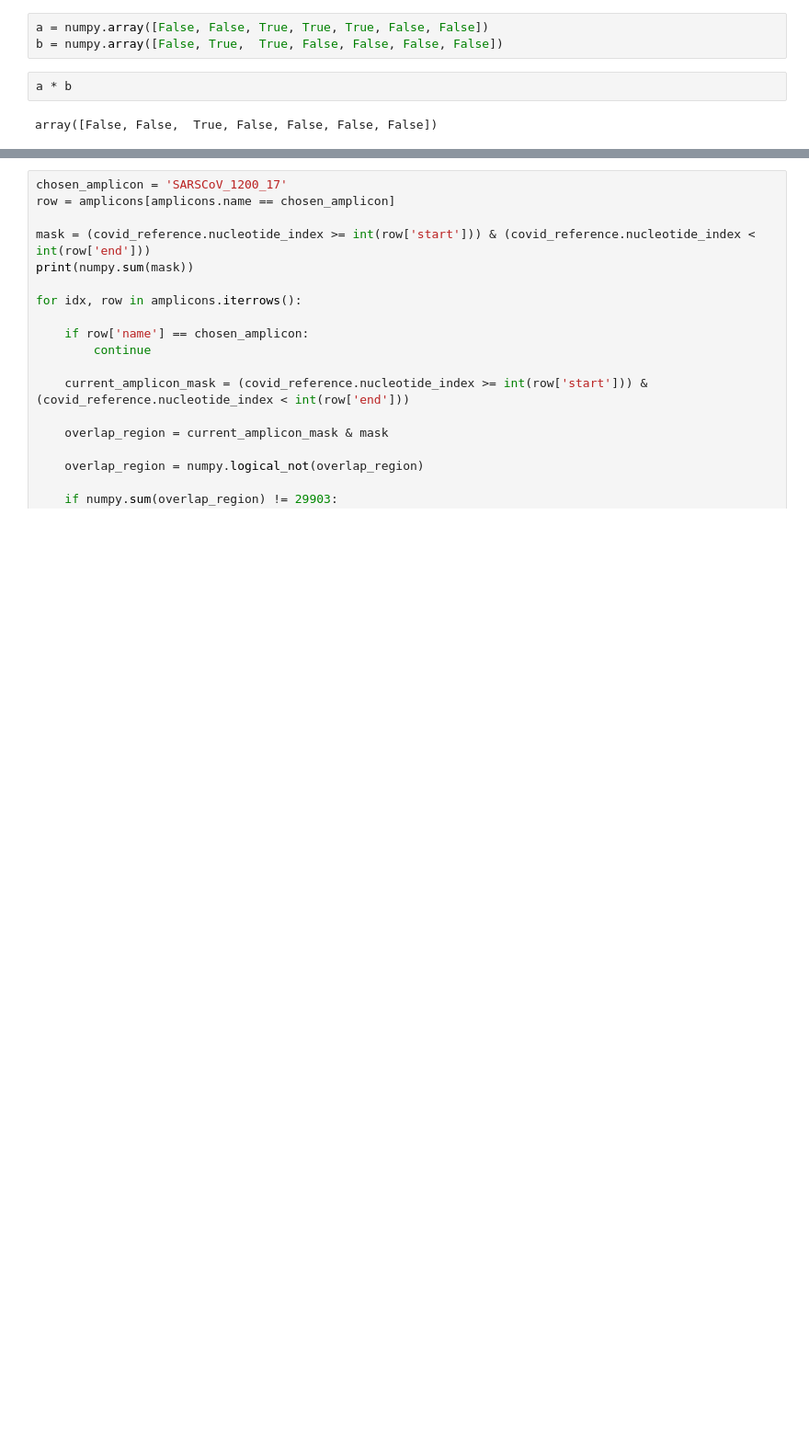
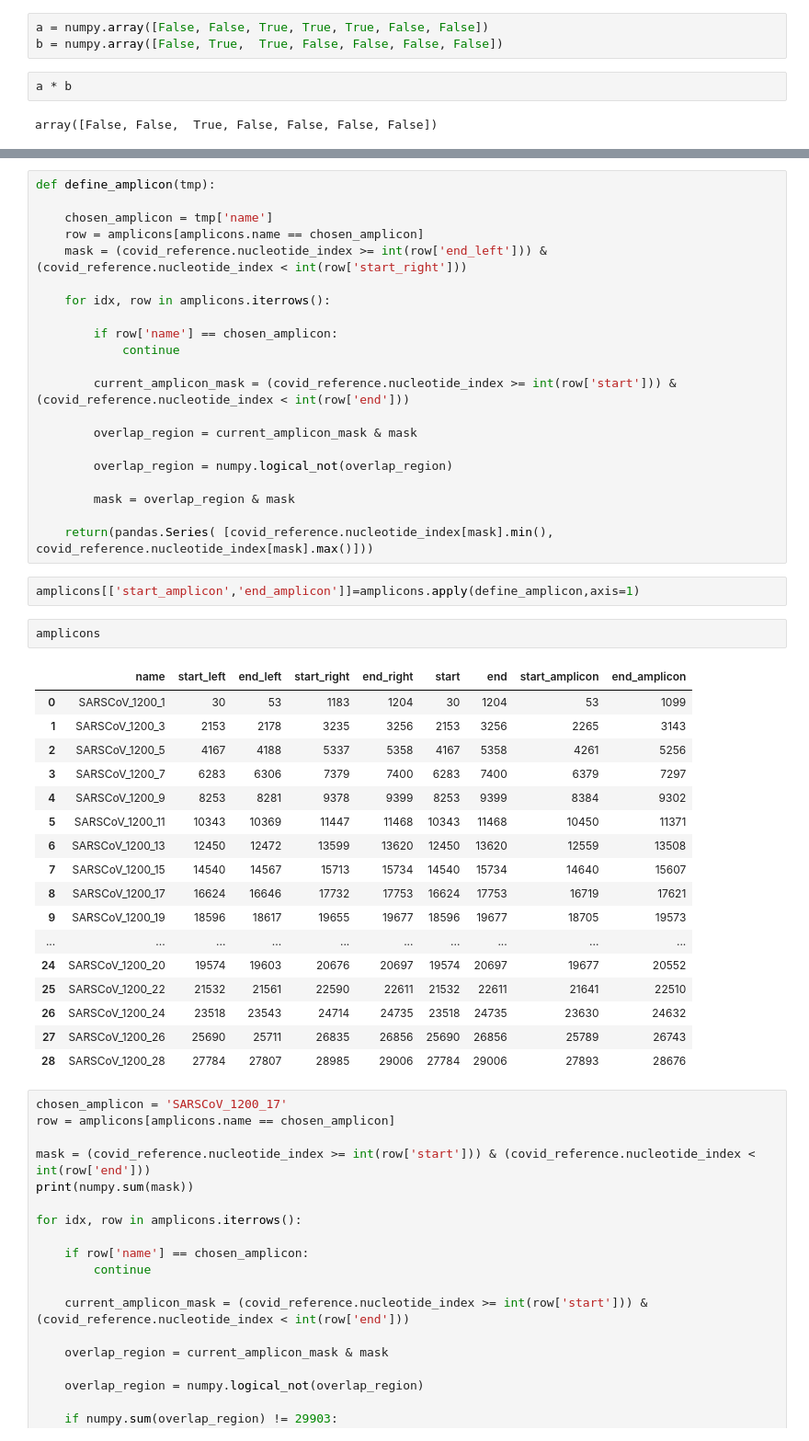
Before and after one commit to GlobalPathogenAnalysisService/gpas-testing, a Jupyter notebook: sandbox-1.ipynb, the cells around one changed output, grey strips where cells are left out. Shown: that part at 92% size. Drawn from its saved outputs; the diff is of its cells as text; blank space fills up the shorter version.

```diff
--- a/sandbox-1.ipynb
+++ b/sandbox-1.ipynb
@@ -63,3 +157,46 @@ array([False, False,  True, False, False, False, False])
+# %%
+def define_amplicon(tmp):
+
+    chosen_amplicon = tmp['name']
+    row = amplicons[amplicons.name == chosen_amplicon]
+    mask = (covid_reference.nucleotide_index >= int(row['end_left'])) & (covid_reference.nucleotide_index < int(row['start_right']))
+
+    for idx, row in amplicons.iterrows():
+
+        if row['name'] == chosen_amplicon:
+            continue
+
+        current_amplicon_mask = (covid_reference.nucleotide_index >= int(row['start'])) & (covid_reference.nucleotide_index < int(row['end']))
+
+        overlap_region = current_amplicon_mask & mask
+
+        overlap_region = numpy.logical_not(overlap_region)
+
+        mask = overlap_region & mask
+
+    return(pandas.Series( [covid_reference.nucleotide_index[mask].min(), covid_reference.nucleotide_index[mask].max()]))
+# %%
+amplicons[['start_amplicon','end_amplicon']]=amplicons.apply(define_amplicon,axis=1)
+# %%
+amplicons
+# %% [output]
+|  | name | start_left | end_left | start_right | end_right | start | end | start_amplicon | end_amplicon |
+| 0 | SARSCoV_1200_1 | 30 | 53 | 1183 | 1204 | 30 | 1204 | 53 | 1099 |
+| 1 | SARSCoV_1200_3 | 2153 | 2178 | 3235 | 3256 | 2153 | 3256 | 2265 | 3143 |
+| 2 | SARSCoV_1200_5 | 4167 | 4188 | 5337 | 5358 | 4167 | 5358 | 4261 | 5256 |
+| 3 | SARSCoV_1200_7 | 6283 | 6306 | 7379 | 7400 | 6283 | 7400 | 6379 | 7297 |
+| 4 | SARSCoV_1200_9 | 8253 | 8281 | 9378 | 9399 | 8253 | 9399 | 8384 | 9302 |
+| 5 | SARSCoV_1200_11 | 10343 | 10369 | 11447 | 11468 | 10343 | 11468 | 10450 | 11371 |
+| 6 | SARSCoV_1200_13 | 12450 | 12472 | 13599 | 13620 | 12450 | 13620 | 12559 | 13508 |
+| 7 | SARSCoV_1200_15 | 14540 | 14567 | 15713 | 15734 | 14540 | 15734 | 14640 | 15607 |
+| 8 | SARSCoV_1200_17 | 16624 | 16646 | 17732 | 17753 | 16624 | 17753 | 16719 | 17621 |
+| 9 | SARSCoV_1200_19 | 18596 | 18617 | 19655 | 19677 | 18596 | 19677 | 18705 | 19573 |
+| ... | ... | ... | ... | ... | ... | ... | ... | ... | ... |
+| 24 | SARSCoV_1200_20 | 19574 | 19603 | 20676 | 20697 | 19574 | 20697 | 19677 | 20552 |
+| 25 | SARSCoV_1200_22 | 21532 | 21561 | 22590 | 22611 | 21532 | 22611 | 21641 | 22510 |
+| 26 | SARSCoV_1200_24 | 23518 | 23543 | 24714 | 24735 | 23518 | 24735 | 23630 | 24632 |
+| 27 | SARSCoV_1200_26 | 25690 | 25711 | 26835 | 26856 | 25690 | 26856 | 25789 | 26743 |
+| 28 | SARSCoV_1200_28 | 27784 | 27807 | 28985 | 29006 | 27784 | 29006 | 27893 | 28676 |
 # %%
 chosen_amplicon = 'SARSCoV_1200_17'
 row = amplicons[amplicons.name == chosen_amplicon]
```
Also changed, not shown: parts of 8 cells of this notebook, 3 other files.
